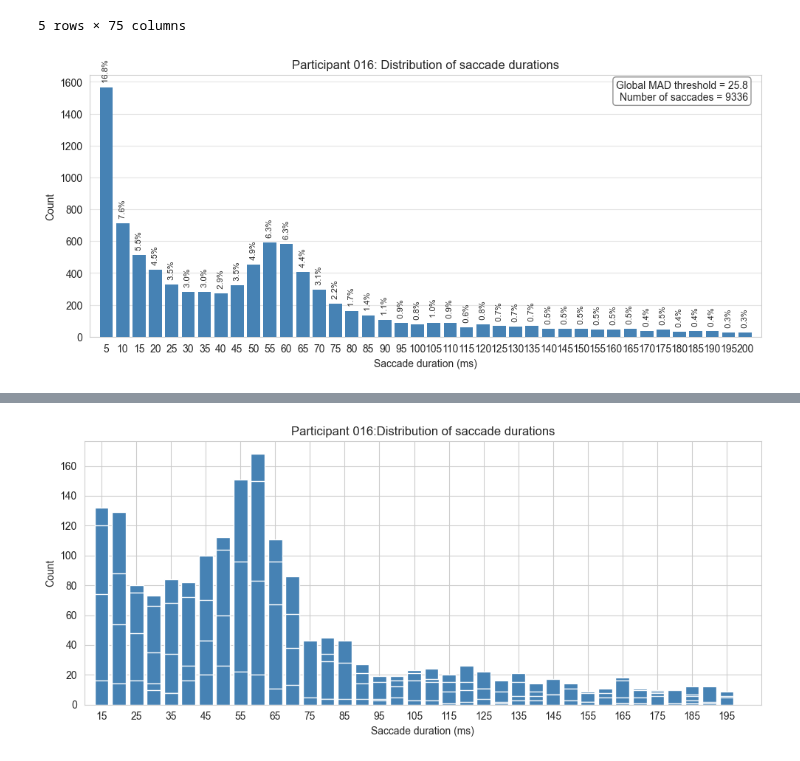
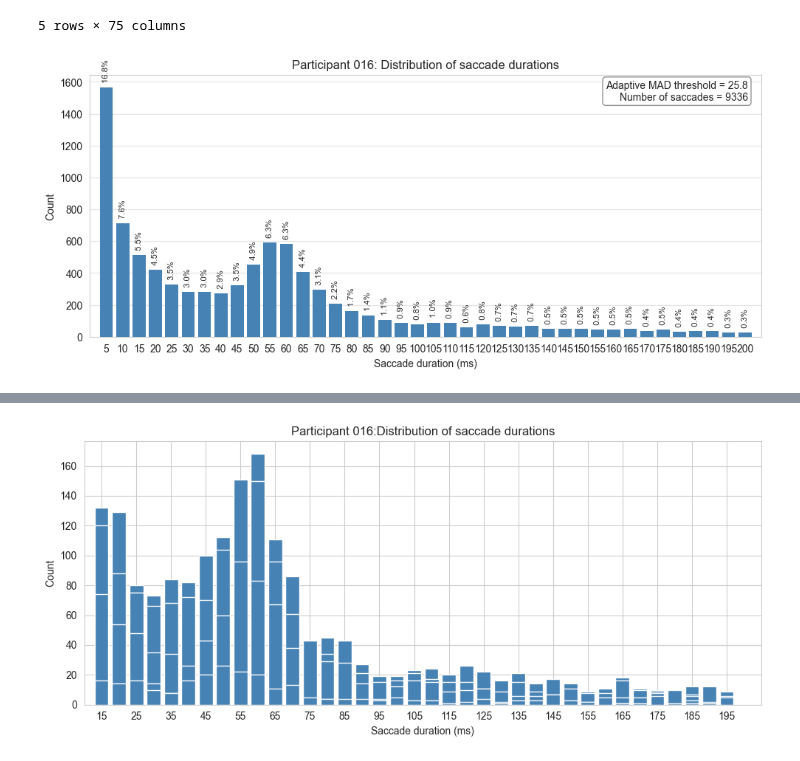
Before and after one commit to JohnMadrid/lego-vr-analysis, a Jupyter notebook: eye-classification/notebooks/LEGO_analysis.ipynb, the cells around one changed output, grey strips where cells are left out. Saved outputs shown, nothing was run; the diff lists cells and outputs as text; code cells hidden in the pictures.

```diff
--- a/eye-classification/notebooks/LEGO_analysis.ipynb
+++ b/eye-classification/notebooks/LEGO_analysis.ipynb
@@ -945,35 +945,35 @@ for x, count in zip(duration_counts.index, duration_counts.values):
         fontsize=8,
         rotation=90
     )
 info_text = (
-    f"Global MAD threshold = {global_mad_threshold:.1f}\n"
+    f"Adaptive MAD threshold = {global_mad_threshold:.1f}\n"
     f"Number of saccades = {total_saccades}"
 )
 ax.text(
     0.98, 0.98,
     info_text,
     transform=ax.transAxes,
     ha="right",
     va="top",
     fontsize=10,
     bbox=dict(boxstyle="round", facecolor="white", alpha=0.85, edgecolor="gray")
 )
 
 ax.set_axisbelow(True)
 ax.grid(axis="y", color="lightgray", alpha=0.6, zorder=0)
 ax.grid(axis="x", visible=False)
 
 ax.set_xlabel("Saccade duration (ms)")
 ax.set_ylabel("Count")
 ax.set_title(f"Participant {participant_id}: Distribution of saccade durations")
 
 ax.set_xticks(range(5, 205, 5))
 ax.set_xlim(0, 205)
 
 plt.tight_layout()
 plt.show()
 # %% [output]
-[figure, old version]
+[figure, new version]
 # %%
 import pandas as pd
 import matplotlib.pyplot as plt
```
Also changed, not shown: parts of 5 cells of this notebook, 1 other file.
